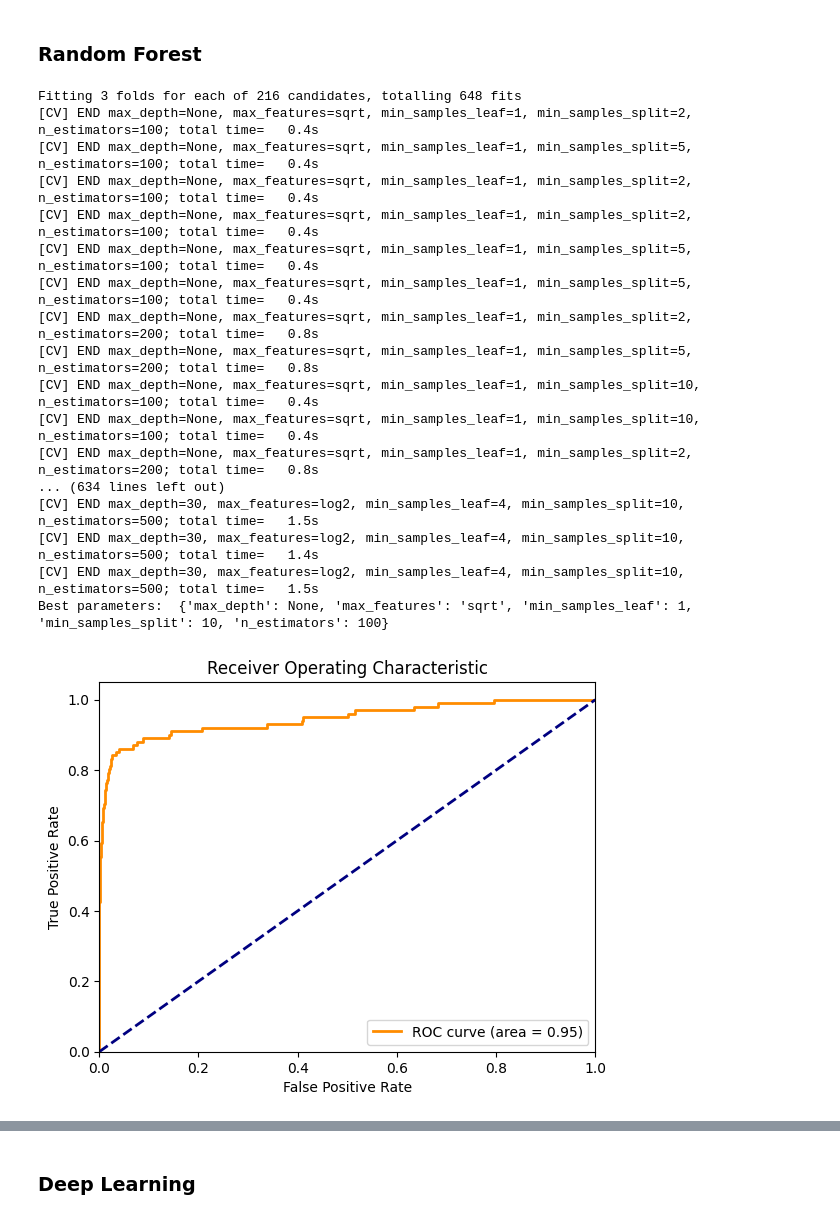
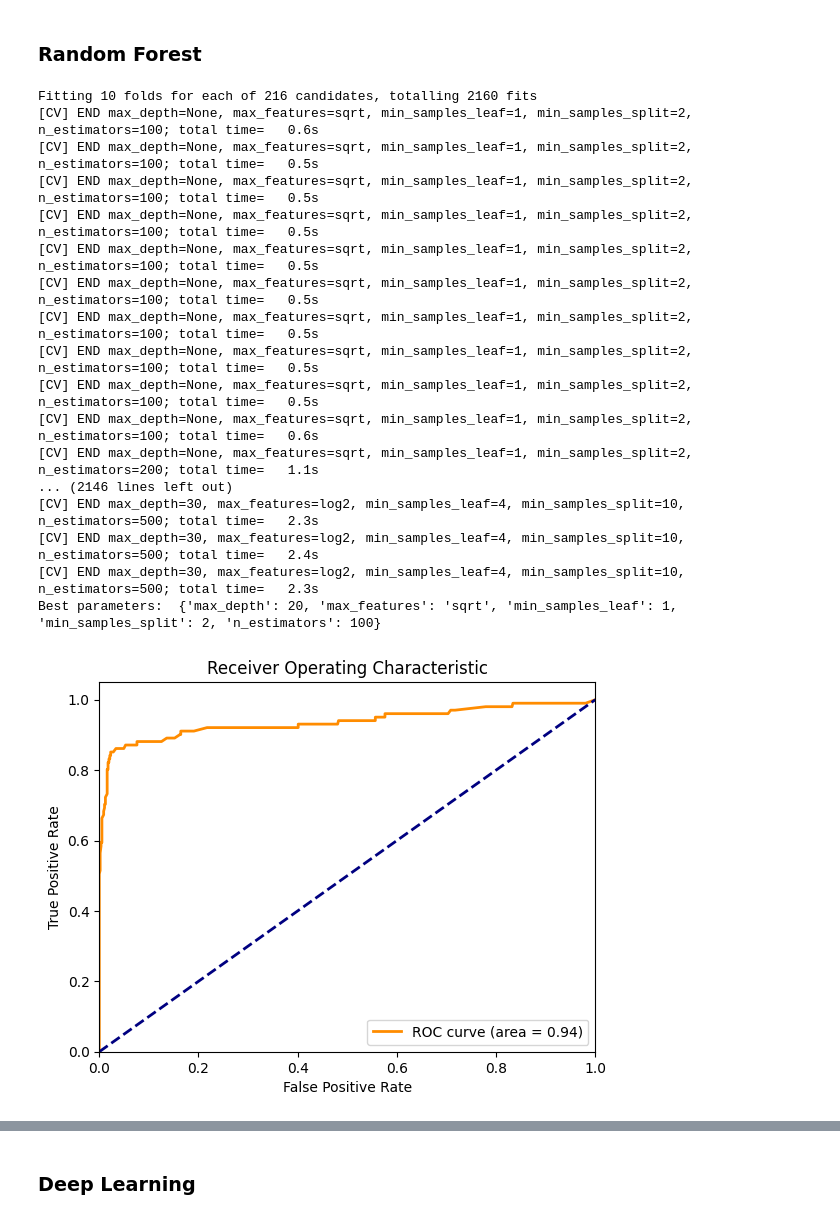
Before and after one commit to GreyWard/churn_prediction_rf, a Jupyter notebook: naufaltest.ipynb, the cells around one changed output, grey strips where cells are left out. Saved outputs shown, nothing was run; the diff lists cells and outputs as text; code cells hidden in the pictures.

```diff
--- a/naufaltest.ipynb
+++ b/naufaltest.ipynb
@@ -151,7 +151,8 @@ X_train, X_test, y_train, y_test = train_test_split(X_standardized_df, y, test_s
 from sklearn.ensemble import RandomForestClassifier
 from sklearn.metrics import classification_report, confusion_matrix, roc_curve, auc
 from sklearn.model_selection import GridSearchCV
-
+# from sklearn.model_selection import train_test_split
+# X_train, X_test, y_train, y_test = train_test_split(X_standardized_df, y, test_size=0.2, random_state=42)
 # Define the parameter grid
 param_grid = {
     'n_estimators': [100, 200, 500],
@@ -165,7 +166,7 @@ param_grid = {
 rf_classifier = RandomForestClassifier(random_state=42)
 
 # Initialize Grid Search
-grid_search = GridSearchCV(estimator=rf_classifier, param_grid=param_grid, cv=3, n_jobs=-1, verbose=2)
+grid_search = GridSearchCV(estimator=rf_classifier, param_grid=param_grid, cv=10, n_jobs=-1, verbose=2)
 
 # Fit the model
 grid_search.fit(X_train, y_train)
@@ -178,51 +179,51 @@ rf_classifier_best = RandomForestClassifier(**best_params, random_state=42)
 rf_classifier_best.fit(X_train, y_train)
 
 # Predicting the test set results
 y_pred = rf_classifier_best.predict(X_test)
 
 # Evaluating the model
 classification_rep = classification_report(y_test, y_pred)
 conf_matrix = confusion_matrix(y_test, y_pred)
 
 # ROC Curve and AUC
 y_pred_prob = rf_classifier_best.predict_proba(X_test)[:, 1]
 fpr, tpr, thresholds = roc_curve(y_test, y_pred_prob)
 roc_auc = auc(fpr, tpr)
 
 # Plotting the ROC Curve
 plt.figure()
 plt.plot(fpr, tpr, color='darkorange', lw=2, label='ROC curve (area = %0.2f)' % roc_auc)
 plt.plot([0, 1], [0, 1], color='navy', lw=2, linestyle='--')
 plt.xlim([0.0, 1.0])
 plt.ylim([0.0, 1.05])
 plt.xlabel('False Positive Rate')
 plt.ylabel('True Positive Rate')
 plt.title('Receiver Operating Characteristic')
 plt.legend(loc="lower right")
 plt.show()
 
 print(classification_rep)
 print("confusion_matrix: ", conf_matrix)
 print("ROC area: ", roc_auc)
 # %% [output]
-Fitting 3 folds for each of 216 candidates, totalling 648 fits
-[CV] END max_depth=None, max_features=sqrt, min_samples_leaf=1, min_samples_split=2, n_estimators=100; total time=   0.4s
-[CV] END max_depth=None, max_features=sqrt, min_samples_leaf=1, min_samples_split=5, n_estimators=100; total time=   0.4s
-[CV] END max_depth=None, max_features=sqrt, min_samples_leaf=1, min_samples_split=2, n_estimators=100; total time=   0.4s
-[CV] END max_depth=None, max_features=sqrt, min_samples_leaf=1, min_samples_split=2, n_estimators=100; total time=   0.4s
-[CV] END max_depth=None, max_features=sqrt, min_samples_leaf=1, min_samples_split=5, n_estimators=100; total time=   0.4s
-[CV] END max_depth=None, max_features=sqrt, min_samples_leaf=1, min_samples_split=5, n_estimators=100; total time=   0.4s
-[CV] END max_depth=None, max_features=sqrt, min_samples_leaf=1, min_samples_split=2, n_estimators=200; total time=   0.8s
-[CV] END max_depth=None, max_features=sqrt, min_samples_leaf=1, min_samples_split=5, n_estimators=200; total time=   0.8s
-[CV] END max_depth=None, max_features=sqrt, min_samples_leaf=1, min_samples_split=10, n_estimators=100; total time=   0.4s
-[CV] END max_depth=None, max_features=sqrt, min_samples_leaf=1, min_samples_split=10, n_estimators=100; total time=   0.4s
-[CV] END max_depth=None, max_features=sqrt, min_samples_leaf=1, min_samples_split=2, n_estimators=200; total time=   0.8s
-... (634 lines left out)
-[CV] END max_depth=30, max_features=log2, min_samples_leaf=4, min_samples_split=10, n_estimators=500; total time=   1.5s
-[CV] END max_depth=30, max_features=log2, min_samples_leaf=4, min_samples_split=10, n_estimators=500; total time=   1.4s
-[CV] END max_depth=30, max_features=log2, min_samples_leaf=4, min_samples_split=10, n_estimators=500; total time=   1.5s
-Best parameters:  {'max_depth': None, 'max_features': 'sqrt', 'min_samples_leaf': 1, 'min_samples_split': 10, 'n_estimators': 100}
+Fitting 10 folds for each of 216 candidates, totalling 2160 fits
+[CV] END max_depth=None, max_features=sqrt, min_samples_leaf=1, min_samples_split=2, n_estimators=100; total time=   0.6s
+[CV] END max_depth=None, max_features=sqrt, min_samples_leaf=1, min_samples_split=2, n_estimators=100; total time=   0.5s
+[CV] END max_depth=None, max_features=sqrt, min_samples_leaf=1, min_samples_split=2, n_estimators=100; total time=   0.5s
+[CV] END max_depth=None, max_features=sqrt, min_samples_leaf=1, min_samples_split=2, n_estimators=100; total time=   0.5s
+[CV] END max_depth=None, max_features=sqrt, min_samples_leaf=1, min_samples_split=2, n_estimators=100; total time=   0.5s
+[CV] END max_depth=None, max_features=sqrt, min_samples_leaf=1, min_samples_split=2, n_estimators=100; total time=   0.5s
+[CV] END max_depth=None, max_features=sqrt, min_samples_leaf=1, min_samples_split=2, n_estimators=100; total time=   0.5s
+[CV] END max_depth=None, max_features=sqrt, min_samples_leaf=1, min_samples_split=2, n_estimators=100; total time=   0.5s
+[CV] END max_depth=None, max_features=sqrt, min_samples_leaf=1, min_samples_split=2, n_estimators=100; total time=   0.5s
+[CV] END max_depth=None, max_features=sqrt, min_samples_leaf=1, min_samples_split=2, n_estimators=100; total time=   0.6s
+[CV] END max_depth=None, max_features=sqrt, min_samples_leaf=1, min_samples_split=2, n_estimators=200; total time=   1.1s
+... (2146 lines left out)
+[CV] END max_depth=30, max_features=log2, min_samples_leaf=4, min_samples_split=10, n_estimators=500; total time=   2.3s
+[CV] END max_depth=30, max_features=log2, min_samples_leaf=4, min_samples_split=10, n_estimators=500; total time=   2.4s
+[CV] END max_depth=30, max_features=log2, min_samples_leaf=4, min_samples_split=10, n_estimators=500; total time=   2.3s
+Best parameters:  {'max_depth': 20, 'max_features': 'sqrt', 'min_samples_leaf': 1, 'min_samples_split': 2, 'n_estimators': 100}
-[figure, old version]
+[figure, new version]
               precision    recall  f1-score   support
 
        False       0.95      0.99      0.97       566
```
Also changed, not shown: parts of 6 cells of this notebook.
